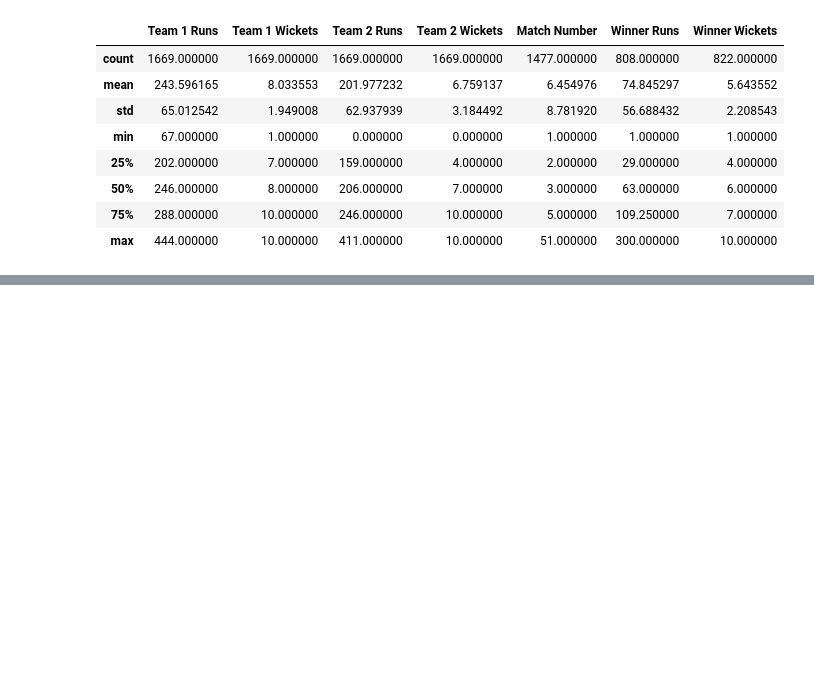
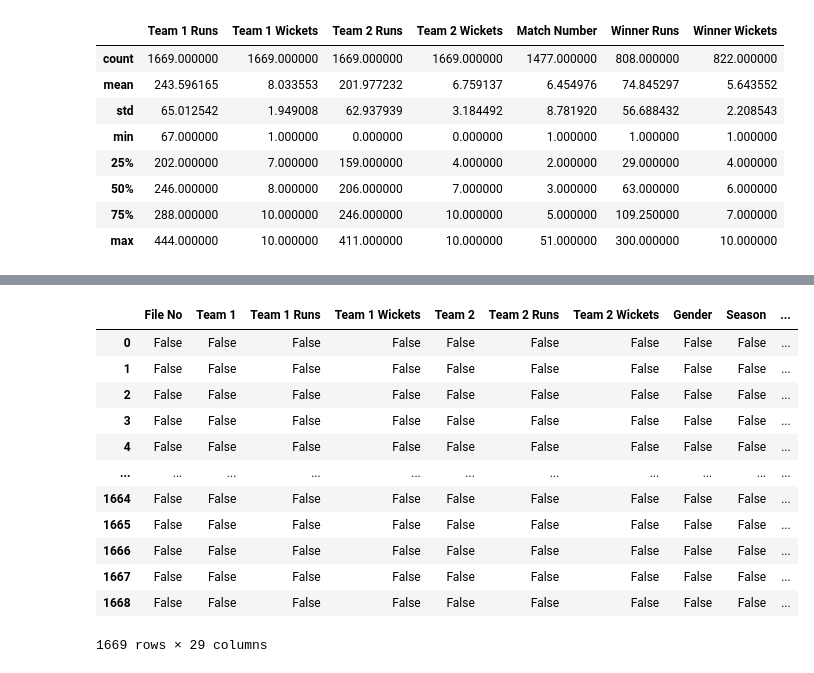
Before and after one commit to Dinesh-0239/Pandas-Tutorial, a Jupyter notebook: Pandas-notebook.ipynb, the cells around one changed output, grey strips where cells are left out. Cells and saved outputs as stored; diff of their text form; code cells hidden in the pictures; blank space fills up the shorter version.

```diff
--- a/Pandas-notebook.ipynb
+++ b/Pandas-notebook.ipynb
@@ -163,0 +381,17 @@ df.describe()
+# %%
+# isnull() return true where value is none(missing) otherwise returns false
+df.isnull()
+# %% [output]
+|  | File No | Team 1 | Team 1 Runs | Team 1 Wickets | Team 2 | Team 2 Runs | Team 2 Wickets | Gender | Season | ... |
+| 0 | False | False | False | False | False | False | False | False | False | ... |
+| 1 | False | False | False | False | False | False | False | False | False | ... |
+| 2 | False | False | False | False | False | False | False | False | False | ... |
+| 3 | False | False | False | False | False | False | False | False | False | ... |
+| 4 | False | False | False | False | False | False | False | False | False | ... |
+| ... | ... | ... | ... | ... | ... | ... | ... | ... | ... | ... |
+| 1664 | False | False | False | False | False | False | False | False | False | ... |
+| 1665 | False | False | False | False | False | False | False | False | False | ... |
+| 1666 | False | False | False | False | False | False | False | False | False | ... |
+| 1667 | False | False | False | False | False | False | False | False | False | ... |
+| 1668 | False | False | False | False | False | False | False | False | False | ... |
+1669 rows × 29 columns
```
Also changed, not shown: parts of 59 cells of this notebook, 1 other file.
